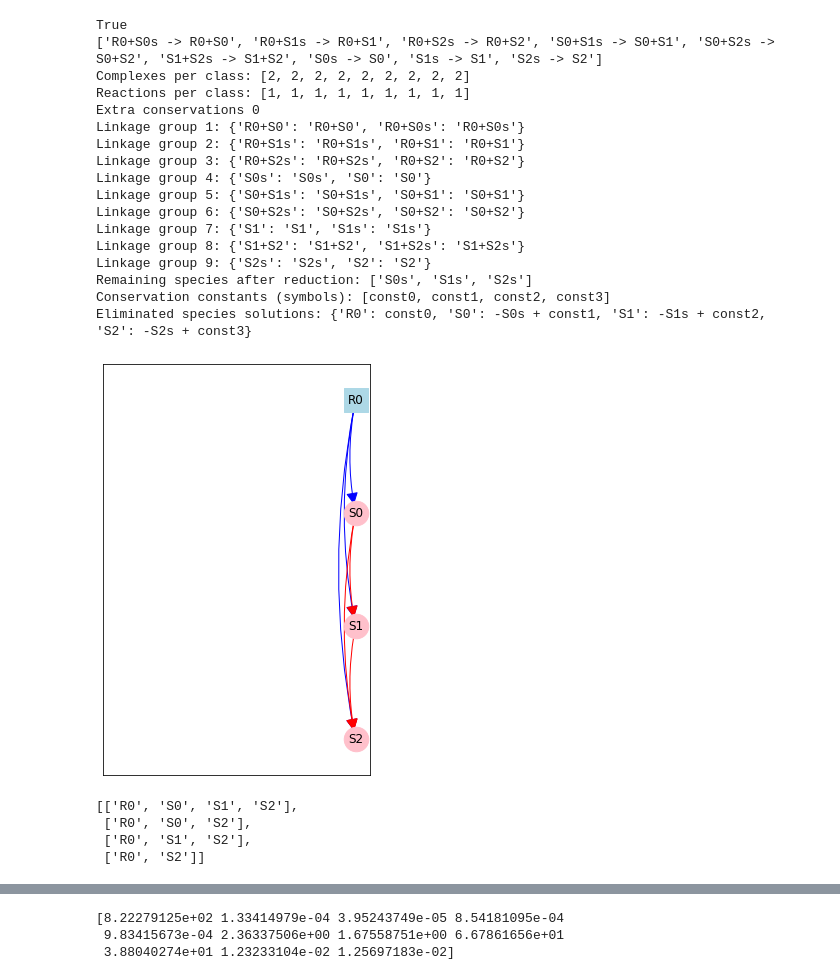
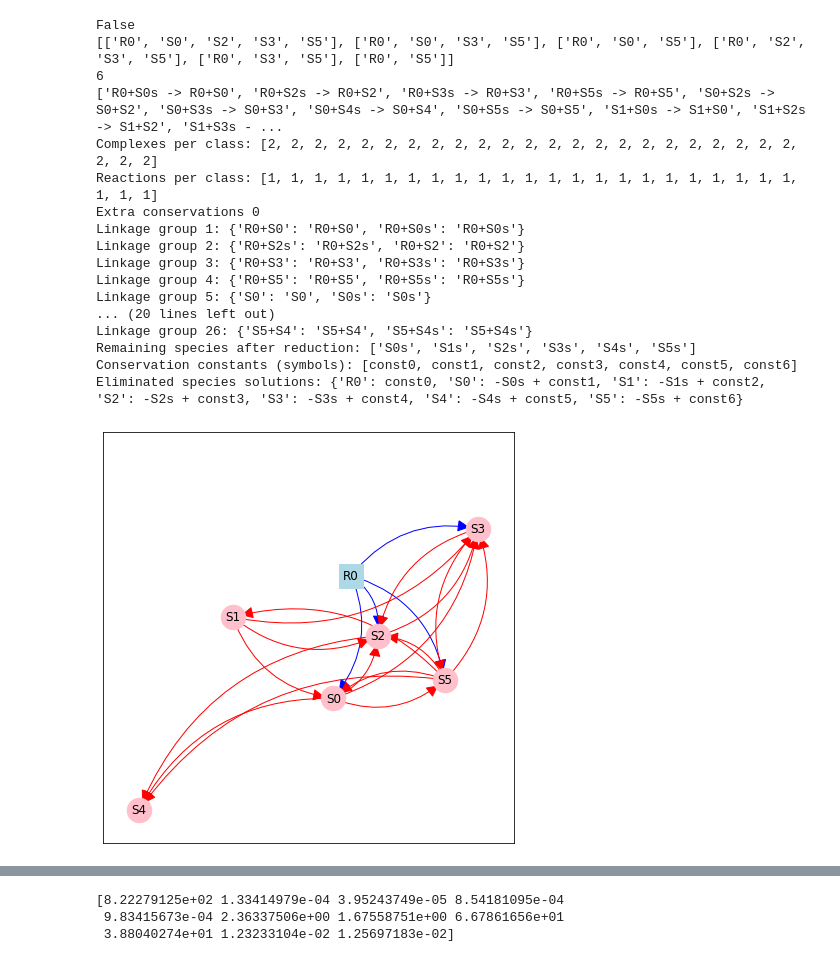
Before and after one commit to csfloyd/GlycanAnalysis, a Jupyter notebook: Python/sample_network_signaling.ipynb, the cells around one changed output, grey strips where cells are left out. Drawn from its saved outputs; the diff is of its cells as text; code cells hidden in the pictures.

```diff
--- a/Python/sample_network_signaling.ipynb
+++ b/Python/sample_network_signaling.ipynb
@@ -7,17 +7,22 @@ import networkx as nx
 import random
 
 # --- Example usage with new class structure ---
+seed = 52
+np.random.seed(seed)
+random.seed(seed)
 
 NR = 1
-NS = 3
-NS_in = 4
-prob = 0.1
+NS = 6
 p_f = 0.75
-p_r = 0.0
-#pecies_names, reaction_strings, L, input_indices = generate_random_signaling_network(NR, NL, NL_in, prob, include_reverse=False, include_uncatalyzed=True)
+p_r = 1
+#species_names, reaction_strings, L, input_indices = generate_random_signaling_network(NR, NL, NL_in, prob, include_reverse=False, include_uncatalyzed=True)
 
 species_names, reaction_strings, L, adjacency_matrix, input_substrates = generate_dag_signaling_network(NR, NS, p_f, p_r, include_reverse=False, include_uncatalyzed=True)
 visualize_dag_signaling_network(adjacency_matrix, input_substrates, NR, NS)
+G = get_digraph_from_adjacency_matrix(adjacency_matrix, input_substrates, NR, NS)
+n_paths = count_simple_paths(G, f'R0', f'S{NS-1}')
+print(n_paths)
+print(len(n_paths))
 #print(input_indices)
 print(reaction_strings)
 
@@ -49,54 +54,46 @@ reduced_rhs, remaining_syms, const_syms, rate_syms = sim.get_symbolic_reduced_rh
 
 
 
 cycles = compute_cycles(r_n)
 
 
 # # Visualize linkage classes
 # sz = 3
 # fig, axes = plt.subplots(1, len(r_n.linkage_groups), figsize=(sz*len(r_n.linkage_groups), sz))
 
 # if len(r_n.linkage_groups) == 1:
 #     pos = nx.spring_layout(r_n.linkage_groups[0])
 #     nx.draw(r_n.linkage_groups[0], pos=pos, with_labels=True, ax=axes, node_size=1000, connectionstyle='arc3,rad=0.2', arrows=True)
 #     axes.set_title("Linkage class 1")
 # else:
 #     for i, (G, ax) in enumerate(zip(r_n.linkage_groups, axes)):
 #         pos = nx.spring_layout(G)
 #         nx.draw(G, pos=pos, with_labels=True, ax=ax, node_size=1000, connectionstyle='arc3,rad=0.2', arrows=True)
 #         ax.set_title(f"Linkage class {i+1}")
 # plt.tight_layout()
 # plt.show()
 
 # 2. Reduce the ODE system using conservation laws
 sim.solve_conservation_laws()
 print("Remaining species after reduction:", sim.remaining_species)
 print("Conservation constants (symbols):", sim.const_syms)
 print("Eliminated species solutions:", sim.elimination_solutions)
 # %% [output]
-True
-['R0+S0s -> R0+S0', 'R0+S1s -> R0+S1', 'R0+S2s -> R0+S2', 'S0+S1s -> S0+S1', 'S0+S2s -> S0+S2', 'S1+S2s -> S1+S2', 'S0s -> S0', 'S1s -> S1', 'S2s -> S2']
-Complexes per class: [2, 2, 2, 2, 2, 2, 2, 2, 2]
-Reactions per class: [1, 1, 1, 1, 1, 1, 1, 1, 1]
+False
+[['R0', 'S0', 'S2', 'S3', 'S5'], ['R0', 'S0', 'S3', 'S5'], ['R0', 'S0', 'S5'], ['R0', 'S2', 'S3', 'S5'], ['R0', 'S3', 'S5'], ['R0', 'S5']]
+6
+['R0+S0s -> R0+S0', 'R0+S2s -> R0+S2', 'R0+S3s -> R0+S3', 'R0+S5s -> R0+S5', 'S0+S2s -> S0+S2', 'S0+S3s -> S0+S3', 'S0+S4s -> S0+S4', 'S0+S5s -> S0+S5', 'S1+S0s -> S1+S0', 'S1+S2s -> S1+S2', 'S1+S3s - ...
+Complexes per class: [2, 2, 2, 2, 2, 2, 2, 2, 2, 2, 2, 2, 2, 2, 2, 2, 2, 2, 2, 2, 2, 2, 2, 2, 2, 2]
+Reactions per class: [1, 1, 1, 1, 1, 1, 1, 1, 1, 1, 1, 1, 1, 1, 1, 1, 1, 1, 1, 1, 1, 1, 1, 1, 1, 1]
 Extra conservations 0
 Linkage group 1: {'R0+S0': 'R0+S0', 'R0+S0s': 'R0+S0s'}
-Linkage group 2: {'R0+S1s': 'R0+S1s', 'R0+S1': 'R0+S1'}
-Linkage group 3: {'R0+S2s': 'R0+S2s', 'R0+S2': 'R0+S2'}
-Linkage group 4: {'S0s': 'S0s', 'S0': 'S0'}
-Linkage group 5: {'S0+S1s': 'S0+S1s', 'S0+S1': 'S0+S1'}
-Linkage group 6: {'S0+S2s': 'S0+S2s', 'S0+S2': 'S0+S2'}
-Linkage group 7: {'S1': 'S1', 'S1s': 'S1s'}
-Linkage group 8: {'S1+S2': 'S1+S2', 'S1+S2s': 'S1+S2s'}
-Linkage group 9: {'S2s': 'S2s', 'S2': 'S2'}
-Remaining species after reduction: ['S0s', 'S1s', 'S2s']
-Conservation constants (symbols): [const0, const1, const2, const3]
-Eliminated species solutions: {'R0': const0, 'S0': -S0s + const1, 'S1': -S1s + const2, 'S2': -S2s + const3}
+Linkage group 2: {'R0+S2s': 'R0+S2s', 'R0+S2': 'R0+S2'}
+Linkage group 3: {'R0+S3': 'R0+S3', 'R0+S3s': 'R0+S3s'}
+Linkage group 4: {'R0+S5': 'R0+S5', 'R0+S5s': 'R0+S5s'}
+Linkage group 5: {'S0': 'S0', 'S0s': 'S0s'}
+... (20 lines left out)
+Linkage group 26: {'S5+S4': 'S5+S4', 'S5+S4s': 'S5+S4s'}
+Remaining species after reduction: ['S0s', 'S1s', 'S2s', 'S3s', 'S4s', 'S5s']
+Conservation constants (symbols): [const0, const1, const2, const3, const4, const5, const6]
+Eliminated species solutions: {'R0': const0, 'S0': -S0s + const1, 'S1': -S1s + const2, 'S2': -S2s + const3, 'S3': -S3s + const4, 'S4': -S4s + const5, 'S5': -S5s + const6}
-[figure, old version]
+[figure, new version]
-# %%
-G = get_digraph_from_adjacency_matrix(adjacency_matrix, input_substrates, NR, NS)
-list(nx.all_simple_paths(G, 'R0', 'S2'))
-# %% [output]
-[['R0', 'S0', 'S1', 'S2'],
- ['R0', 'S0', 'S2'],
- ['R0', 'S1', 'S2'],
- ['R0', 'S2']]
```
Also changed, not shown: parts of 8 cells of this notebook, 12 other files.
